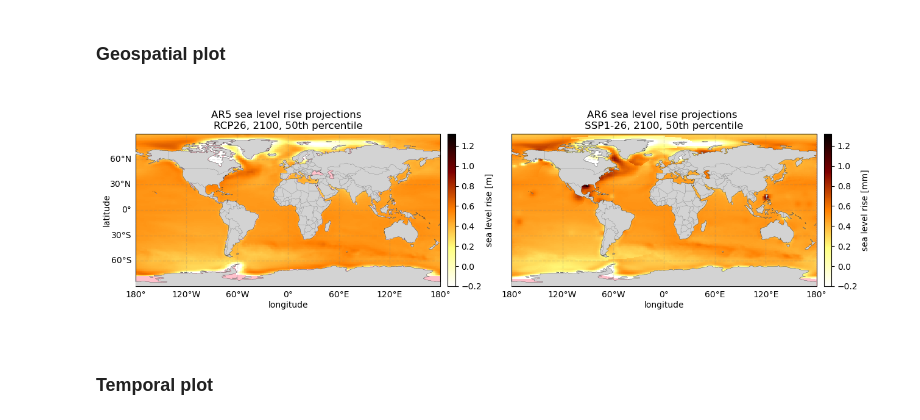
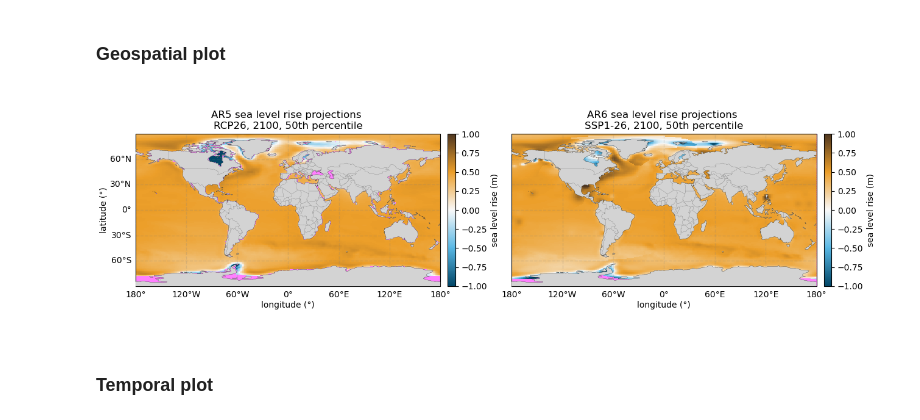
Before and after one commit to openearth/coclico-workbench, a Jupyter notebook: notebooks/IPCC_AR5_AR6_comparison.ipynb, the cells around one changed output. Cells and saved outputs as stored; diff of their text form; code cells hidden in the pictures.

```diff
--- a/notebooks/IPCC_AR5_AR6_comparison.ipynb
+++ b/notebooks/IPCC_AR5_AR6_comparison.ipynb
@@ -187,11 +198,17 @@ vmin = max(
     min(np.nanmin(ar5_item), np.nanmin(ar6_item_corr)), -0.2
 )  # bound to -0.2 if smaller than this value
 vmax = max(np.nanmax(ar5_item), np.nanmax(ar6_item_corr))
+
+# colormap
+cwd = pathlib.Path().resolve().parent
+slev_divl = np.loadtxt(str(pathlib.Path.joinpath(cwd, r"src/coclico/colormaps/slev_div.txt")))
+slev_div = mcolors.LinearSegmentedColormap.from_list('slev_div', slev_divl/255)
 # %%
 %matplotlib ipympl
 # %matplotlib inline
 
-# TODO: zoom with ipyleaflet bbox converted to this plot?
+# TODO: make plots with holoviews iso matplotlib
+# TODO: zoom with ipyleaflet and converted bbox to this plot?
 # TODO: zoom to same extent (sharex, sharey does not work properly) when selecting a boundings box in ipympl
 
 # define figure
@@ -203,20 +220,20 @@ fig.tight_layout()
 plt.gcf().subplots_adjust(left=0.05)
 
 # populate AR5 plot
-ax1.set_facecolor("pink")
+ax1.set_facecolor((1.0, 0.0, 1.0, 0.5))
 im5 = ar5_item.plot(
     ax=ax1,
     add_colorbar=False,
-    vmin=round(vmin, 2),
-    vmax=round(vmax, 2),
-    cmap=plt.cm.afmhot_r,
+    vmin=-1, #round(vmin, 2),
+    vmax=1, #round(vmax, 2),
+    cmap=slev_div,
 )
 ax1.set_title("%s \nRCP%s, %s, %sth percentile" % (ar5_col.title, ccs5, yr, ens))
 # ax1.set_xlabel("Longitude [Degrees East]") # TODO: possibly import from file?
 # ax1.set_ylabel("Latitude [Degrees North]") # TODO: possibly import from file?
 cbar5 = plt.colorbar(im5, shrink=0.675, aspect=30 * 0.675, pad=0.02)
 cbar5.set_label(
-    "sea level rise [%s]" % ar5_col.extra_fields["deltares:units"]
+   "sea level rise (%s)" % ar5_col.extra_fields["deltares:units"]
 )  # TODO: possibly import from file?
 ax1.add_feature(cf.LAND, facecolor="lightgrey", zorder=15)
 ax1.add_feature(cf.COASTLINE, linewidth=0.2, zorder=16)
@@ -232,9 +249,9 @@ gl1 = ax1.gridlines(
 gl1.xlabels_top = False
 gl1.ylabels_right = False
 ax1.text(
-    -0.08,
+    -0.09,
     0.5,
-    "latitude",
+    "latitude (°)",
     va="bottom",
     ha="center",
     rotation="vertical",
@@ -244,7 +261,7 @@ ax1.text(
 ax1.text(
     0.5,
     -0.15,
-    "longitude",
+    "longitude (°)",
     va="bottom",
     ha="center",
     rotation="horizontal",
@@ -253,47 +270,47 @@ ax1.text(
 )
 
 # populate AR6 plot
-ax2.set_facecolor("pink")
+ax2.set_facecolor((1.0, 0.0, 1.0, 0.5))
 im6 = ar6_item_corr.plot(
     ax=ax2,
     add_colorbar=False,
-    vmin=round(vmin, 2),
-    vmax=round(vmax, 2),
-    cmap=plt.cm.afmhot_r,
+    vmin=-1, #round(vmin, 2),
+    vmax=1, #round(vmax, 2),
+    cmap=slev_div,
 )
 ax2.set_title("%s \nSSP%s, %s, %sth percentile" % (ar6_col.title, ccs6, yr, ens))
 # ax2.set_xlabel("Longitude [Degrees East]") # TODO: possibly import from file?
 # ax2.set_ylabel("") # leave empty
 cbar6 = plt.colorbar(im6, shrink=0.675, aspect=30 * 0.675, pad=0.02)
 cbar6.set_label(
-    "sea level rise [%s]" % ar6_col.extra_fields["deltares:units"]
+    "sea level rise (%s)" % ar5_col.extra_fields["deltares:units"] # take AR5 unit as we divided by 1000
 )  # TODO: possibly import from file?
 ax2.add_feature(cf.LAND, facecolor="lightgrey", zorder=15)
 ax2.add_feature(cf.COASTLINE, linewidth=0.2, zorder=16)
 ax2.add_feature(cf.BORDERS, linewidth=0.1, zorder=16)
 gl2 = ax2.gridlines(
     crs=ccrs.PlateCarree(),
     draw_labels=True,
     linewidth=1,
     color="gray",
     alpha=0.2,
     linestyle="--",
 )
 gl2.xlabels_top = False
 gl2.ylabels_right = False
 gl2.ylabels_left = False
 ax2.text(
     0.5,
     -0.15,
-    "longitude",
+    "longitude (°)",
     va="bottom",
     ha="center",
     rotation="horizontal",
     rotation_mode="anchor",
     transform=ax2.transAxes,
 );
 # %% [output]
-[figure, old version]
+[figure, new version]
 # %% [markdown]
 ### Temporal plot
 # %%
```
Also changed, not shown: parts of 10 cells of this notebook, 1 other file.
